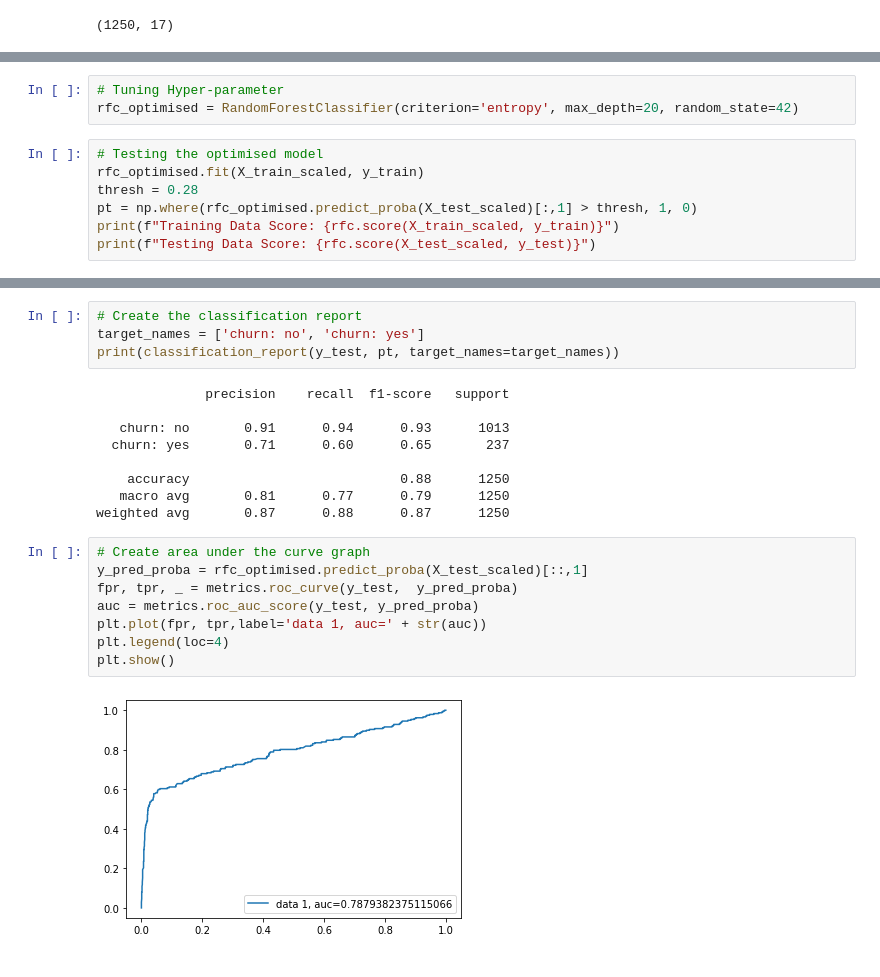
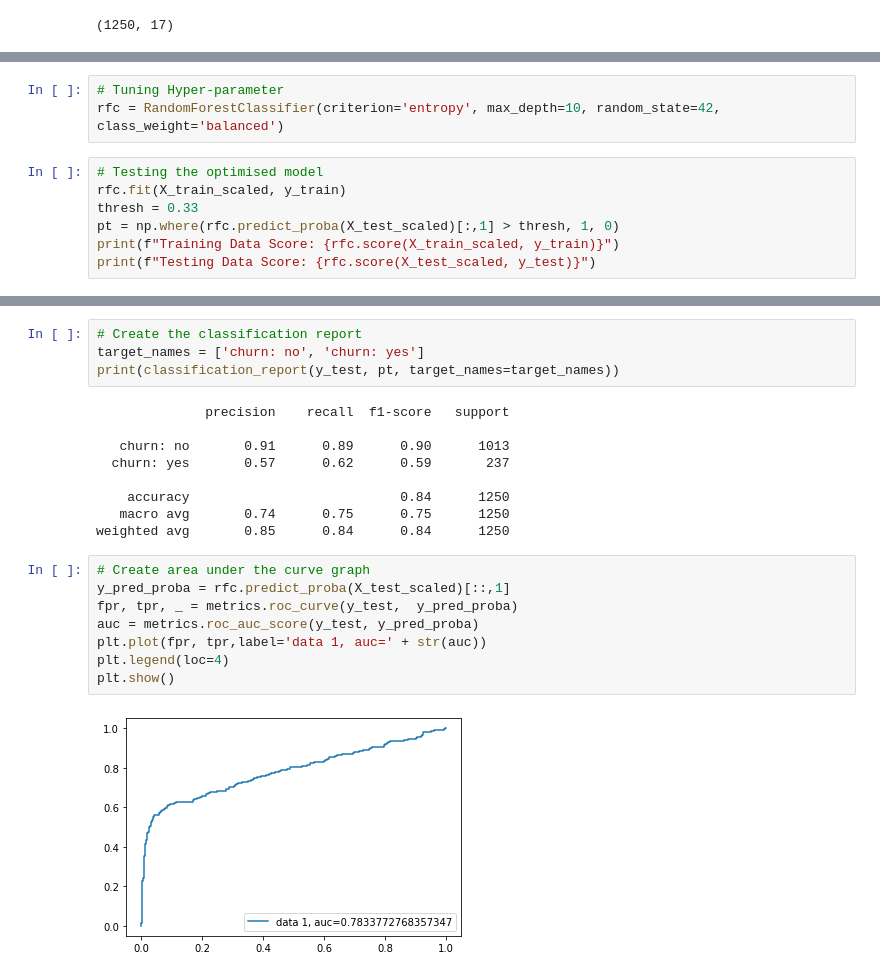
Before and after one commit to rita-s/customer-churn-prediction, a Jupyter notebook: RFC.ipynb, the cells around one changed output, grey strips where cells are left out. Saved outputs shown, nothing was run; the diff lists cells and outputs as text.

```diff
--- a/RFC.ipynb
+++ b/RFC.ipynb
@@ -68,11 +68,11 @@ X.sample(5)
 # %%
 # Tuning Hyper-parameter
-rfc_optimised = RandomForestClassifier(criterion='entropy', max_depth=20, random_state=42)
+rfc = RandomForestClassifier(criterion='entropy', max_depth=10, random_state=42, class_weight='balanced')
 # %%
 # Testing the optimised model
-rfc_optimised.fit(X_train_scaled, y_train)
-thresh = 0.28
-pt = np.where(rfc_optimised.predict_proba(X_test_scaled)[:,1] > thresh, 1, 0)
+rfc.fit(X_train_scaled, y_train)
+thresh = 0.33
+pt = np.where(rfc.predict_proba(X_test_scaled)[:,1] > thresh, 1, 0)
 print(f"Training Data Score: {rfc.score(X_train_scaled, y_train)}")
 print(f"Testing Data Score: {rfc.score(X_test_scaled, y_test)}")
 # %% [output]
@@ -111,19 +111,19 @@ print(classification_report(y_test, pt, target_names=target_names))
 # %% [output]
               precision    recall  f1-score   support
 
-   churn: no       0.91      0.94      0.93      1013
-  churn: yes       0.71      0.60      0.65       237
+   churn: no       0.91      0.89      0.90      1013
+  churn: yes       0.57      0.62      0.59       237
 
-    accuracy                           0.88      1250
-   macro avg       0.81      0.77      0.79      1250
-weighted avg       0.87      0.88      0.87      1250
+    accuracy                           0.84      1250
+   macro avg       0.74      0.75      0.75      1250
+weighted avg       0.85      0.84      0.84      1250
 # %%
 # Create area under the curve graph
-y_pred_proba = rfc_optimised.predict_proba(X_test_scaled)[::,1]
+y_pred_proba = rfc.predict_proba(X_test_scaled)[::,1]
 fpr, tpr, _ = metrics.roc_curve(y_test,  y_pred_proba)
 auc = metrics.roc_auc_score(y_test, y_pred_proba)
 plt.plot(fpr, tpr,label='data 1, auc=' + str(auc))
 plt.legend(loc=4)
 plt.show()
 # %% [output]
-[figure, old version]
+[figure, new version]
```
Also changed, not shown: parts of 4 cells of this notebook.
